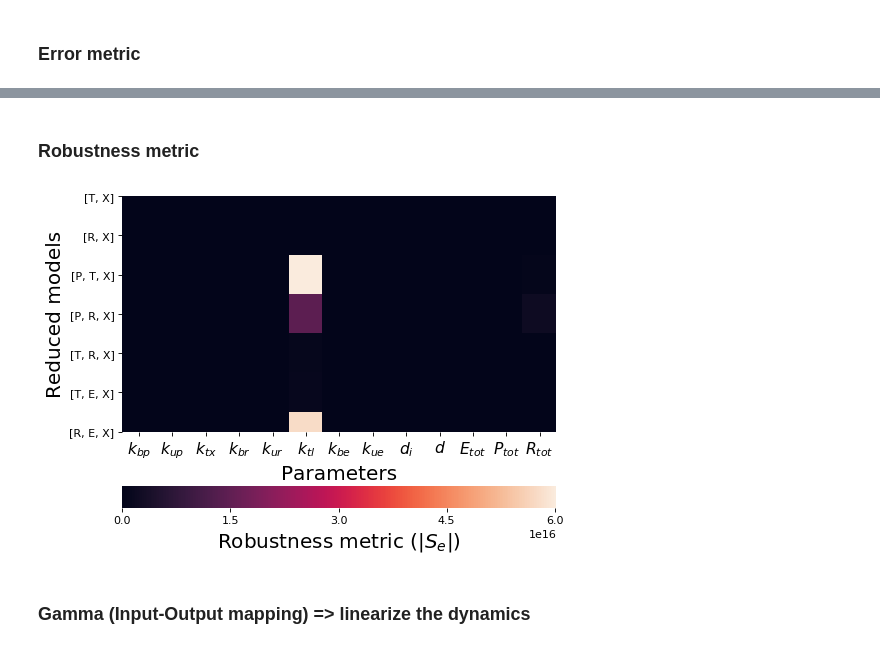
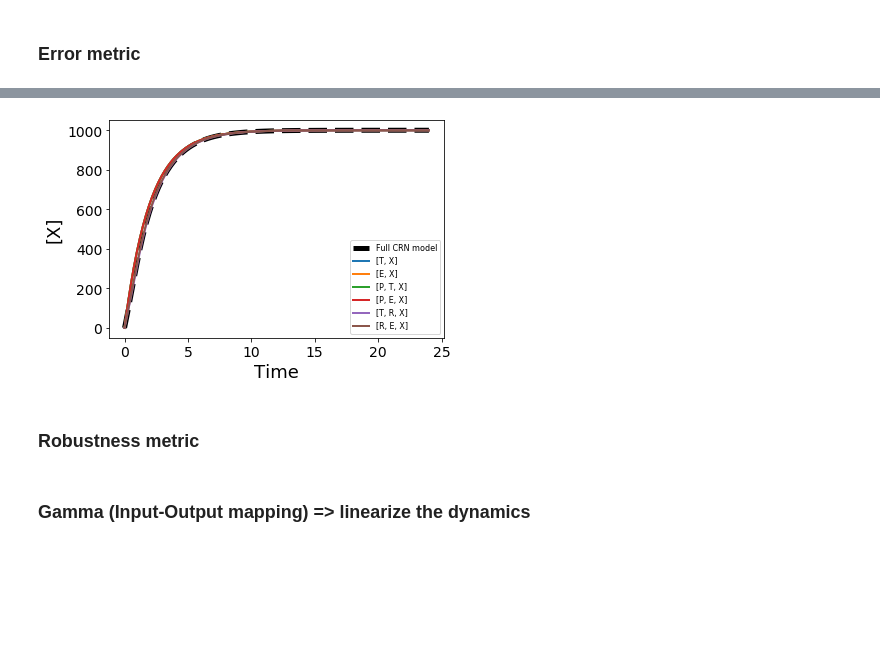
Before and after one commit to ayush9pandey/AutoReduce, a Jupyter notebook: examples/gene expression analysis.ipynb, the cells around one changed output, grey strips where cells are left out. Cells and saved outputs as stored; diff of their text form; code cells hidden in the pictures; blank space fills up the shorter version.

```diff
--- a/examples/gene expression analysis.ipynb
+++ b/examples/gene expression analysis.ipynb
@@ -279,3 +365,37 @@ plt.show()
+# %%
+fig, ax = plt.subplots()
+count = 0
+# params = [k_bp, k_up, k_tx, k_br, k_ur, k_tl, k_be, k_ue, d_i, d, d_T, E_tot, P_tot, R_tot, G]
+params_values_new = [80, 2, 0.5, 80, 2, 0.5, 20, 5, 0.1, 0.5, 0.05, 100, 1000, 1000, 0.1]
+sys_reduce.params_values = params_values_new
+timepoints_ode = np.linspace(0,24,100)
+sys_ode = get_ODE(sys_reduce, timepoints_ode)
+sol = sys_ode.solve_system().T
+_ = plt.plot(timepoints_ode, np.transpose(np.array(sys_reduce.C)@sol), 'k--', label = 'Full CRN model', linewidth = 5)
+for key,value in results.items():
+#     error = value[0]
+#     if error > 1e-5:
+    sys_i = key
+    sys_i.params_values = params_values_new
+    if sys_i.x == [T,E,X] or sys_i.x == [P, R, X] or sys_i.x == [R,X] or sys_i.x == [P, X] or len(sys_i.x) >= 4:
+        continue
+#         _ = plt.subplots(count%3, count%3)
+    sys_i_ode = get_ODE(sys_i, timepoints_ode)
+    sol_i = sys_i_ode.solve_system().T
+    _ = plt.plot(timepoints_ode, np.transpose(sys_i.C@sol_i), label = str(sys_i.x), linewidth = 2)
+    _ = plt.xlabel('Time', FontSize = 18)
+    _ = plt.ylabel('[X]', FontSize = 18)
+    _ = ax.tick_params(axis='both', which='major', labelsize=14)
+    _ = plt.legend(prop={'size': 8})
+    count += 1
+
+# _ = plt.axvline(x=timepoints_ode[6], color = 'k',linestyle = ':',linewidth = 1.5)
+# _ = plt.axvline(x=timepoints_ode[15], color = 'k',linestyle = ':',linewidth = 1.5)
+# _ = plt.axvline(x=timepoints_ode[30], color = 'k',linestyle = ':',linewidth = 1.5)
+_ = plt.savefig('error_metric_gene_expression.svg')
+plt.show()
+# %% [output]
+[figure, added]
 # %% [markdown]
 ### Robustness metric
 # %%
@@ -295,7 +415,7 @@ for key,value in results.items():
     sys_i = key
     Se = value[1]
     Se = np.delete(Se, -1)
-    if len(sys_i.x) > 3:
+    if len(sys_i.x) > 4:
         continue
     sys_reduced_x.append(str(sys_i.x))
     rob_2d.append(Se)
@@ -312,8 +432,6 @@ _ = ax[0].set_yticklabels(sys_reduced_x, rotation = 0)
 # h.set_rotation(0)
 _ = plt.savefig('robustness_metric_gene_expression_final.svg')
 plt.show()
-# %% [output]
-[figure, removed]
 # %% [markdown]
 ### Gamma (Input-Output mapping) => linearize the dynamics
 # %%
```
Also changed, not shown: parts of 20 cells of this notebook, 8 other files.
